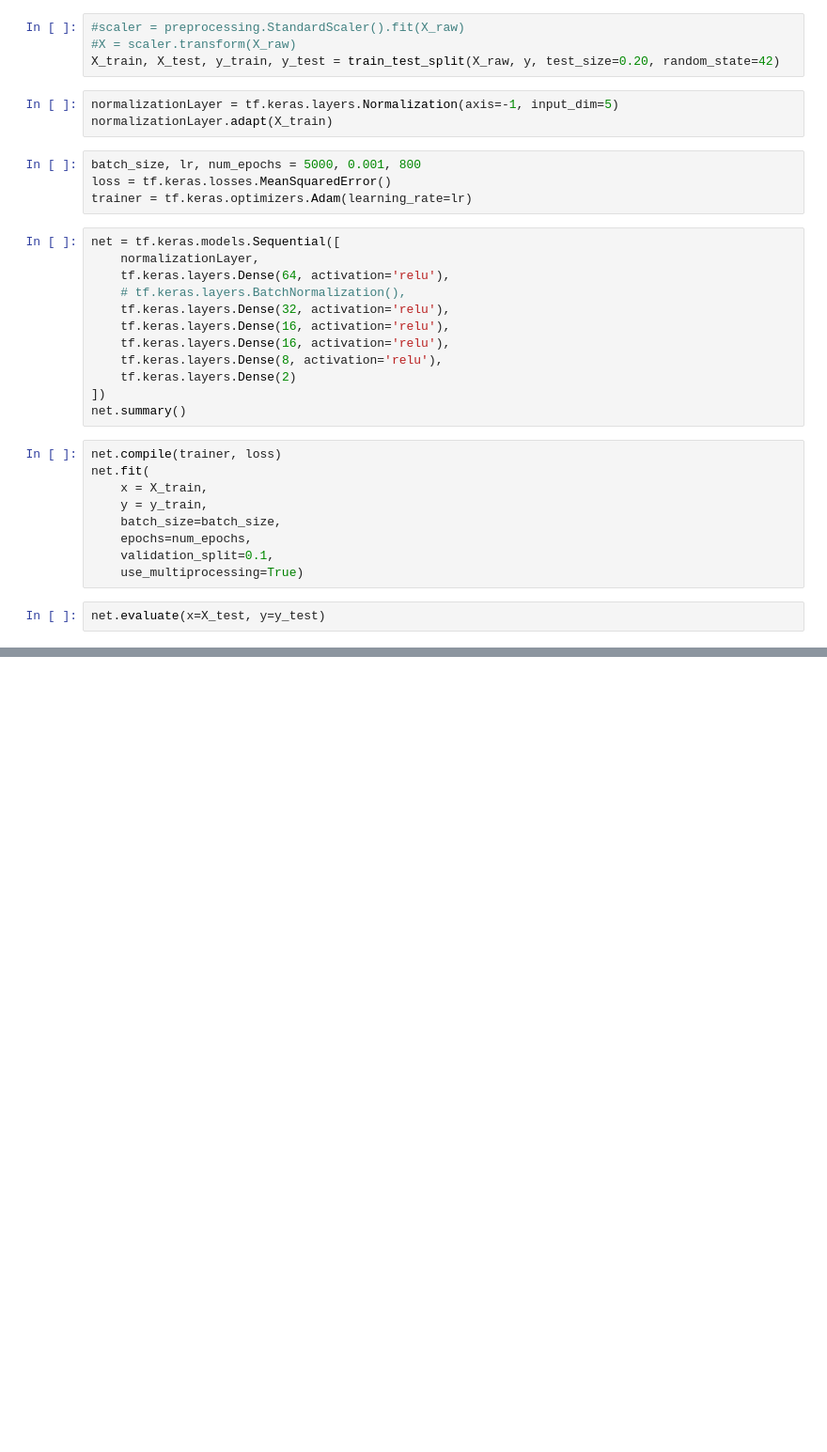
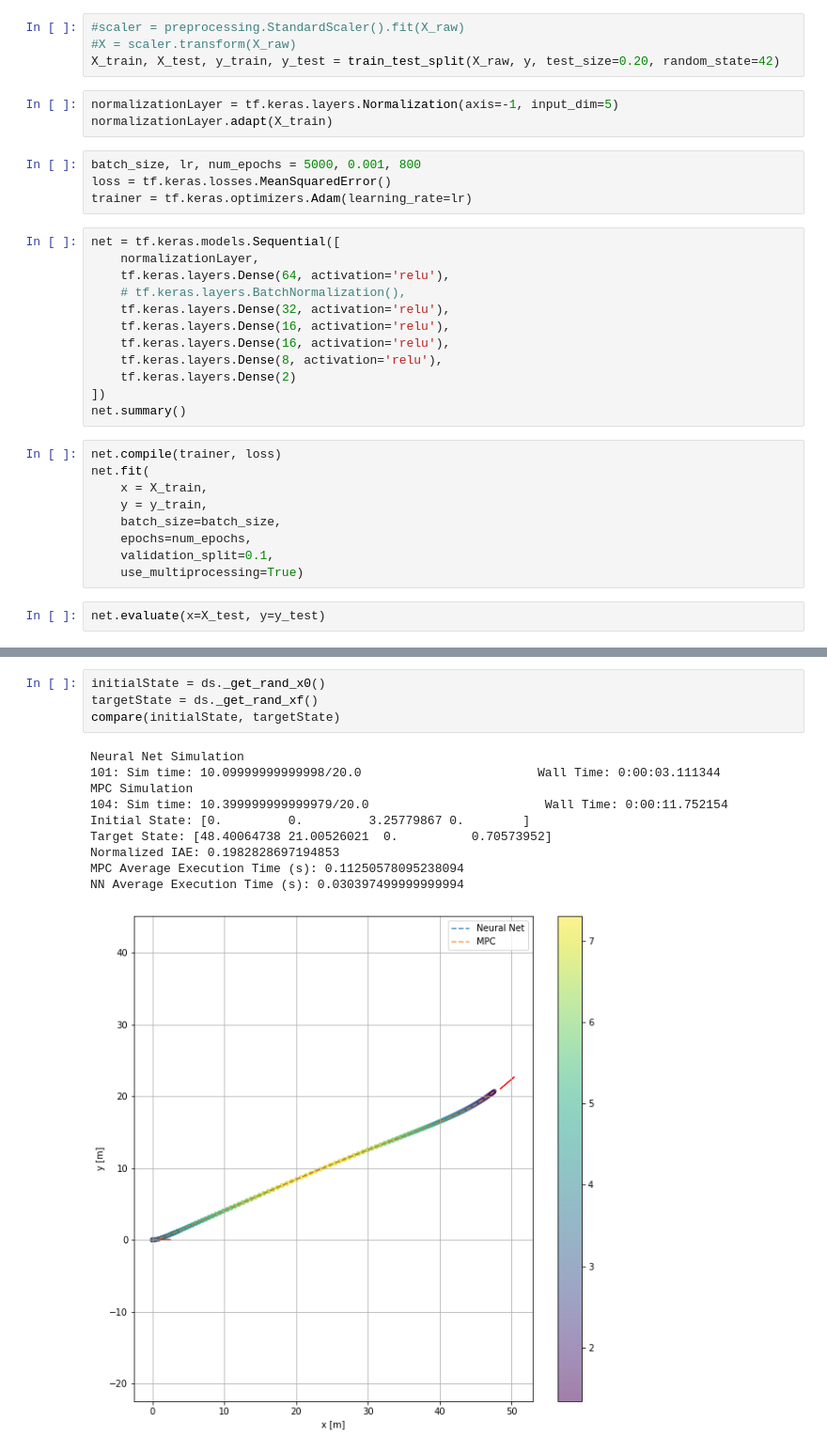
Before and after one commit to freiremelgiz/ECE539_FinalProject, a Jupyter notebook: Training Notebook.ipynb, the cells around one changed output, grey strips where cells are left out. Shown at 94% size. Saved outputs shown, nothing was run; the diff lists cells and outputs as text; blank space fills up the shorter version.

```diff
--- a/Training Notebook.ipynb
+++ b/Training Notebook.ipynb
@@ -109,0 +124,15 @@ simulation.plot_input(sim2)
+# %%
+initialState = ds._get_rand_x0()
+targetState = ds._get_rand_xf()
+compare(initialState, targetState)
+# %% [output]
+Neural Net Simulation
+101: Sim time: 10.09999999999998/20.0                        Wall Time: 0:00:03.111344
+MPC Simulation
+104: Sim time: 10.399999999999979/20.0                        Wall Time: 0:00:11.752154
+Initial State: [0.         0.         3.25779867 0.        ]
+Target State: [48.40064738 21.00526021  0.          0.70573952]
+Normalized IAE: 0.1982828697194853
+MPC Average Execution Time (s): 0.11250578095238094
+NN Average Execution Time (s): 0.030397499999999994
+[figure, added]
```
Also changed, not shown: parts of 10 cells of this notebook, 5 other files.
